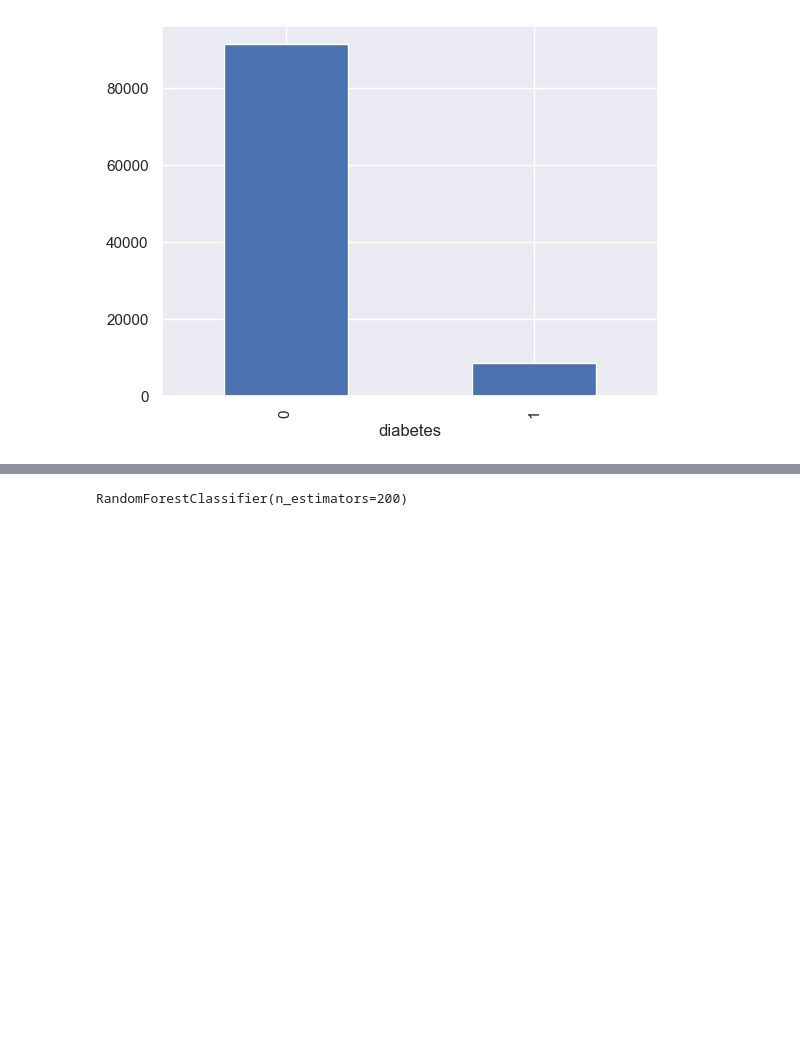
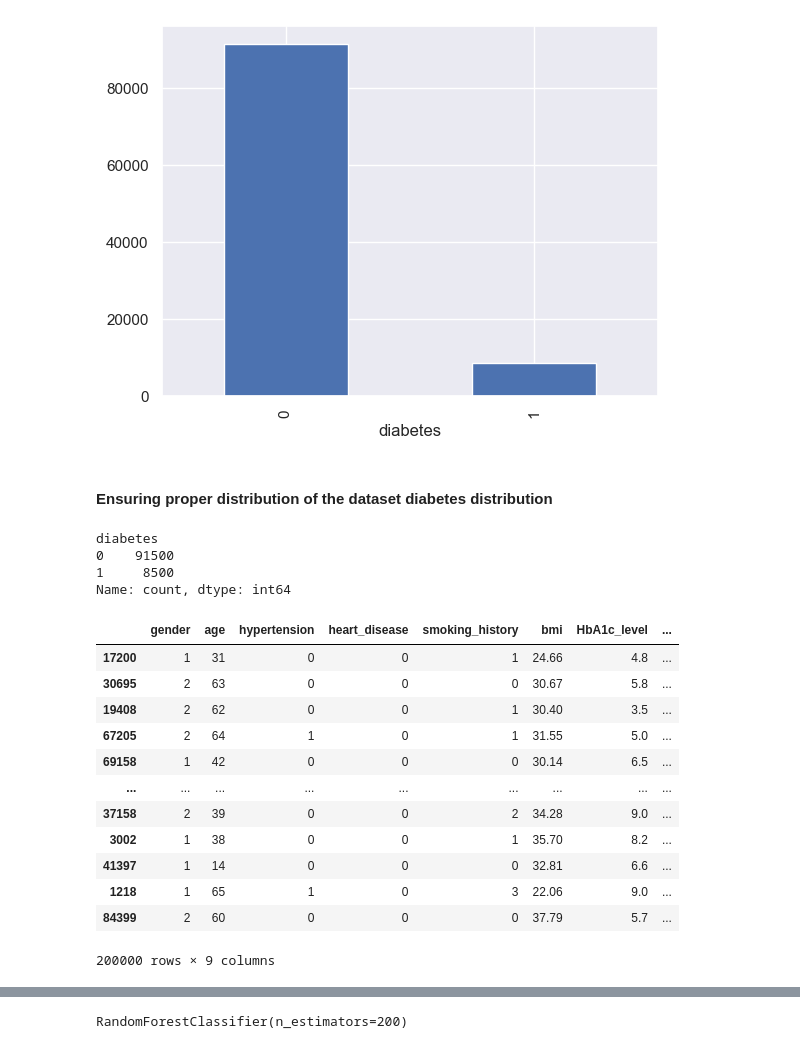
Before and after one commit to Oladekunle/Diabetes-prediction-ML, a Jupyter notebook: Diabetes_ML_prediction.ipynb, the cells around one changed output, grey strips where cells are left out. Drawn from its saved outputs; the diff is of its cells as text; code cells hidden in the pictures; blank space fills up the shorter version.

```diff
--- a/Diabetes_ML_prediction.ipynb
+++ b/Diabetes_ML_prediction.ipynb
@@ -243,3 +216,12 @@ diabetes
 1     8500
 Name: count, dtype: int64
 [figure]
+# %% [markdown]
+#### Ensuring proper distribution of the dataset diabetes distribution
+# %%
+diabetes_df['diabetes'].value_counts()
+# %% [output]
+diabetes
+0    91500
+1     8500
+Name: count, dtype: int64
@@ -245,0 +239,17 @@ Name: count, dtype: int64
+# %%
+diabetes_df = pd.concat([diabetes_0_res, diabetes_1_res])
+diabetes_df
+# %% [output]
+|  | gender | age | hypertension | heart_disease | smoking_history | bmi | HbA1c_level | ... |
+| 17200 | 1 | 31 | 0 | 0 | 1 | 24.66 | 4.8 | ... |
+| 30695 | 2 | 63 | 0 | 0 | 0 | 30.67 | 5.8 | ... |
+| 19408 | 2 | 62 | 0 | 0 | 1 | 30.40 | 3.5 | ... |
+| 67205 | 2 | 64 | 1 | 0 | 1 | 31.55 | 5.0 | ... |
+| 69158 | 1 | 42 | 0 | 0 | 0 | 30.14 | 6.5 | ... |
+| ... | ... | ... | ... | ... | ... | ... | ... | ... |
+| 37158 | 2 | 39 | 0 | 0 | 2 | 34.28 | 9.0 | ... |
+| 3002 | 1 | 38 | 0 | 0 | 1 | 35.70 | 8.2 | ... |
+| 41397 | 1 | 14 | 0 | 0 | 0 | 32.81 | 6.6 | ... |
+| 1218 | 1 | 65 | 1 | 0 | 3 | 22.06 | 9.0 | ... |
+| 84399 | 2 | 60 | 0 | 0 | 0 | 37.79 | 5.7 | ... |
+200000 rows × 9 columns
```
Also changed, not shown: parts of 32 cells of this notebook.
